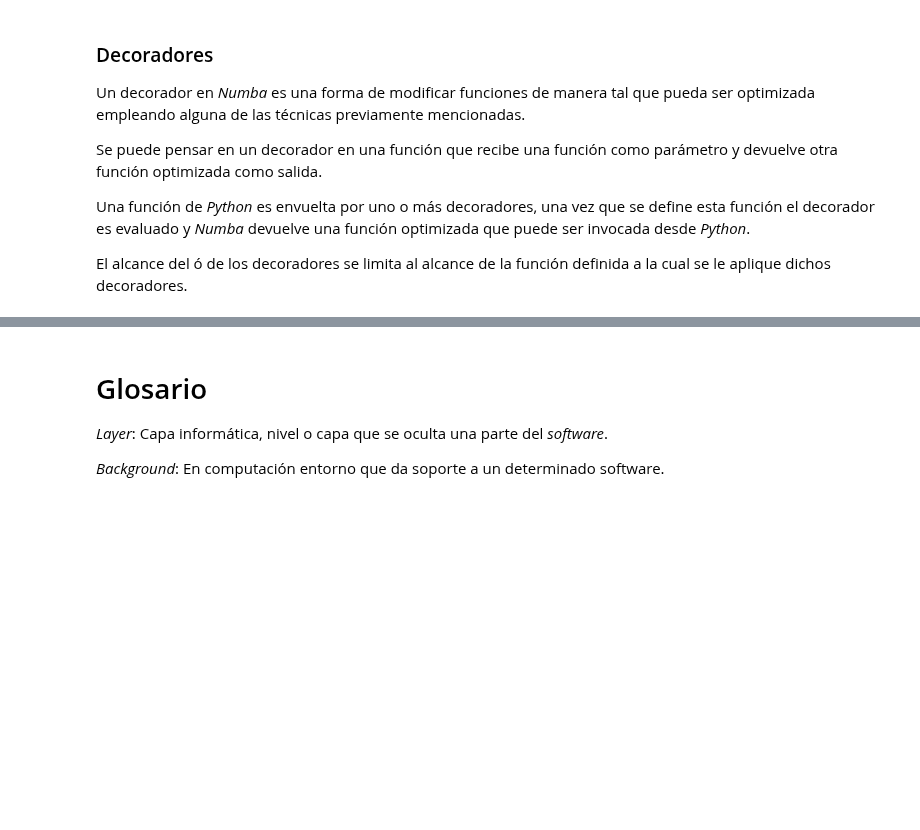
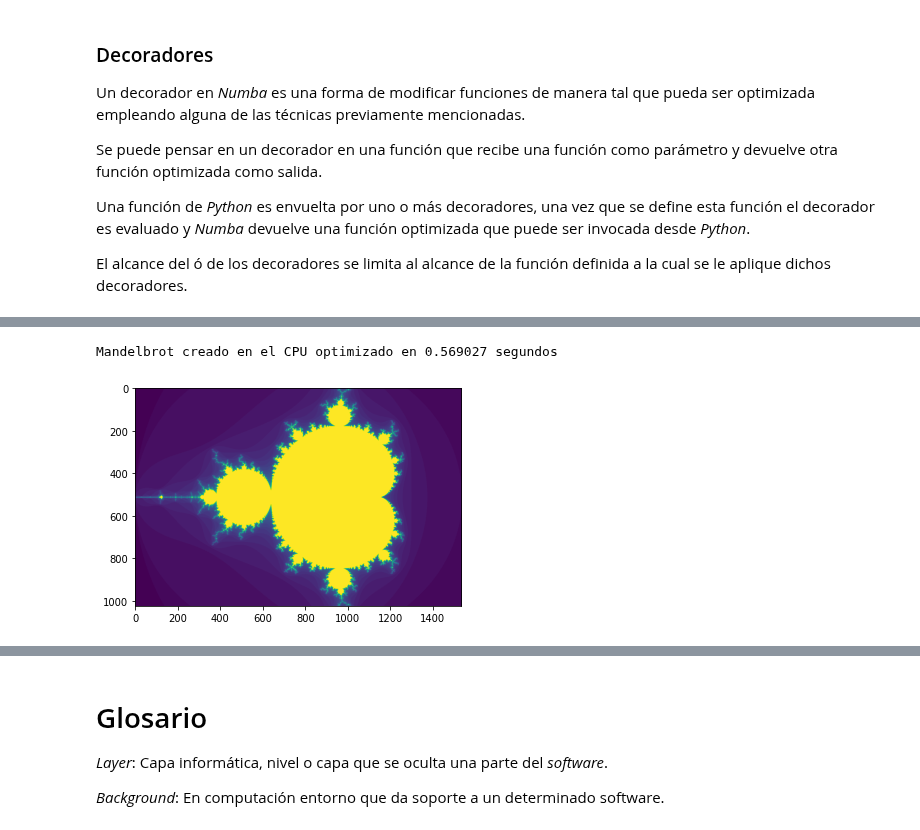
Before and after one commit to jugernaut/ManejoDatos, a Jupyter notebook: Simulacion/05_Envoltorios.ipynb, the cells around one changed output, grey strips where cells are left out. Drawn from its saved outputs; the diff is of its cells as text; code cells hidden in the pictures; blank space fills up the shorter version.

```diff
--- a/Simulacion/05_Envoltorios.ipynb
+++ b/Simulacion/05_Envoltorios.ipynb
@@ -316,0 +366,35 @@ En *Python* existe una cantidad enorme de envoltorios como: *PyThorch, Keras, Py
+# %%
+# CON NUMBA EN CPU
+import numba
+# se convierte la funcion madel en version optimizada
+mandel_numba = numba.jit(mandel)
+
+# con el decorador tambien se optimiza la funcion que genera el fractal
+@numba.jit
+def create_fractal_numba(xmin, xmax, ymin, ymax, image, iters):
+    height, width = image.shape
+    pixel_size_x = (xmax - xmin)/width
+    pixel_size_y = (ymax - ymin)/height
+    for x in range(width):
+        real = xmin + x*pixel_size_x
+        for y in range(height):
+            imag = ymin + y*pixel_size_y
+            color = mandel_numba(real, imag, iters)
+            image[y, x]  = color
+
+# dimension del fractal
+gimage = np.zeros((1024, 1536), dtype=np.uint8)
+xmin, xmax, ymin, ymax = np.array([-2.0, 1.0, -1.0, 1.0]).astype('float32')
+iters = 50
+
+# se mide el tiempo que toma generar el fractal
+start = timer()
+create_fractal_numba(xmin, xmax, ymin, ymax, gimage, iters)
+dt = timer() - start
+
+# se muestran los resultados
+print ("Mandelbrot creado en el CPU optimizado en %f segundos" % dt)
+plt.imshow(gimage);
+# %% [output]
+Mandelbrot creado en el CPU optimizado en 0.569027 segundos
+[figure, added]
```
Also changed, not shown: parts of 45 cells of this notebook.
